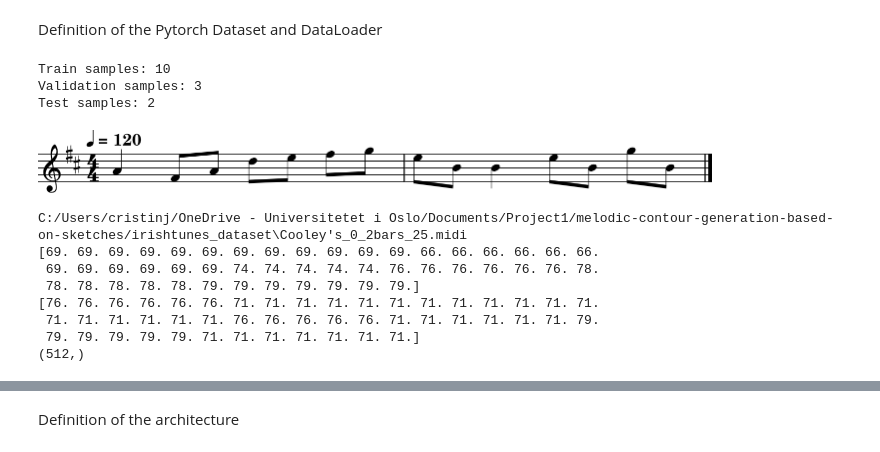
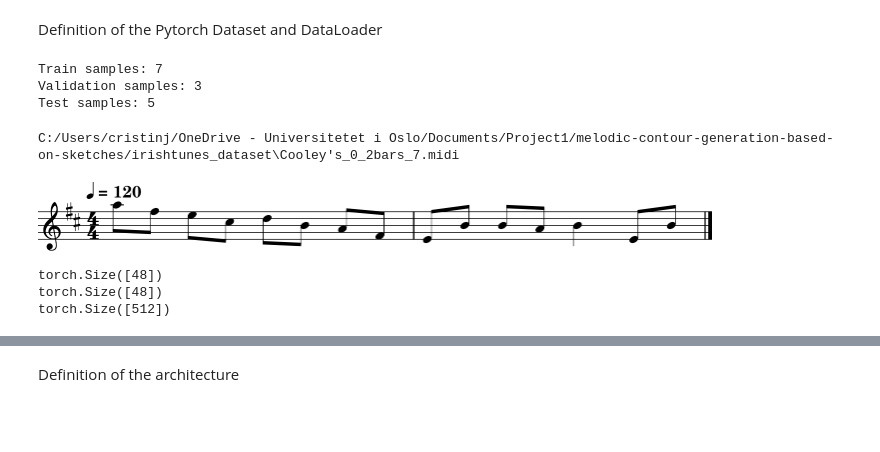
Before and after one commit to CrisJorda/melodic-contour-generation-based-on-sketches, a Jupyter notebook: test_notebooks/exp1_model.ipynb, the cells around one changed output, grey strips where cells are left out. Saved outputs shown, nothing was run; the diff lists cells and outputs as text; code cells hidden in the pictures; blank space fills up the shorter version.

```diff
--- a/test_notebooks/exp1_model.ipynb
+++ b/test_notebooks/exp1_model.ipynb
@@ -173,7 +173,7 @@ combined_dataset = CombinedDataset(irish_root, synthetic_root)
 
 # Determine split sizes
 total_size = len(combined_dataset)
-train_size = int(0.7 * total_size)
+train_size = int(0.5 * total_size)
 val_size = int(0.2 * total_size)
 test_size = total_size - train_size - val_size
 
@@ -202,13 +202,13 @@ test_dataloader = torch.utils.data.DataLoader(
     dataset=test_dataset,
     batch_size=hparams['batch_size'],
     shuffle=False,
-    drop_last=True,
+    drop_last=False,
 )
 # %%
 print("Train samples:", len(train_dataset))
 print("Validation samples:", len(val_dataset))
 print("Test samples:", len(test_dataset))
 # %% [output]
-Train samples: 10
+Train samples: 7
 Validation samples: 3
-Test samples: 2
+Test samples: 5
@@ -218,27 +215,24 @@ past_pitches, curr_pitches, frp, midi_path = train_dataset[2]
 # %%
-score = converter.parse(str(midi_path))
+past_pitches, curr_pitches, frp, midi_path = next(iter(train_dataloader))
+
+print(midi_path[0])
+score = converter.parse(str(midi_path[0]))
 score.show()
 
-print(midi_path)
-
-print(past_pitches)
-print(curr_pitches)
-print(frp.shape)
+print(past_pitches[0].shape)
+print(curr_pitches[0].shape)
+print(frp[0].shape)
 
 #plt.figure(figsize=(8, 3))
 #plt.plot(frp[0])
 #plt.title("Relative Pitch Function (Frp)")
 #plt.xlabel("512 samples across 1st measure")
 #plt.ylabel("Relative pitch (octaves)")
 #plt.grid(True)
 #plt.show()
 # %% [output]
+C:/Users/cristinj/OneDrive - Universitetet i Oslo/Documents/Project1/melodic-contour-generation-based-on-sketches/irishtunes_dataset\Cooley's_0_2bars_7.midi
-[figure, old version]
+[figure, new version]
-C:/Users/cristinj/OneDrive - Universitetet i Oslo/Documents/Project1/melodic-contour-generation-based-on-sketches/irishtunes_dataset\Cooley's_0_2bars_25.midi
-[69. 69. 69. 69. 69. 69. 69. 69. 69. 69. 69. 69. 66. 66. 66. 66. 66. 66.
- 69. 69. 69. 69. 69. 69. 74. 74. 74. 74. 74. 76. 76. 76. 76. 76. 76. 78.
- 78. 78. 78. 78. 78. 79. 79. 79. 79. 79. 79. 79.]
-[76. 76. 76. 76. 76. 76. 71. 71. 71. 71. 71. 71. 71. 71. 71. 71. 71. 71.
- 71. 71. 71. 71. 71. 71. 76. 76. 76. 76. 76. 71. 71. 71. 71. 71. 71. 79.
- 79. 79. 79. 79. 79. 71. 71. 71. 71. 71. 71. 71.]
-(512,)
+torch.Size([48])
+torch.Size([48])
+torch.Size([512])
```
Also changed, not shown: parts of 17 cells of this notebook, 1 other file.
